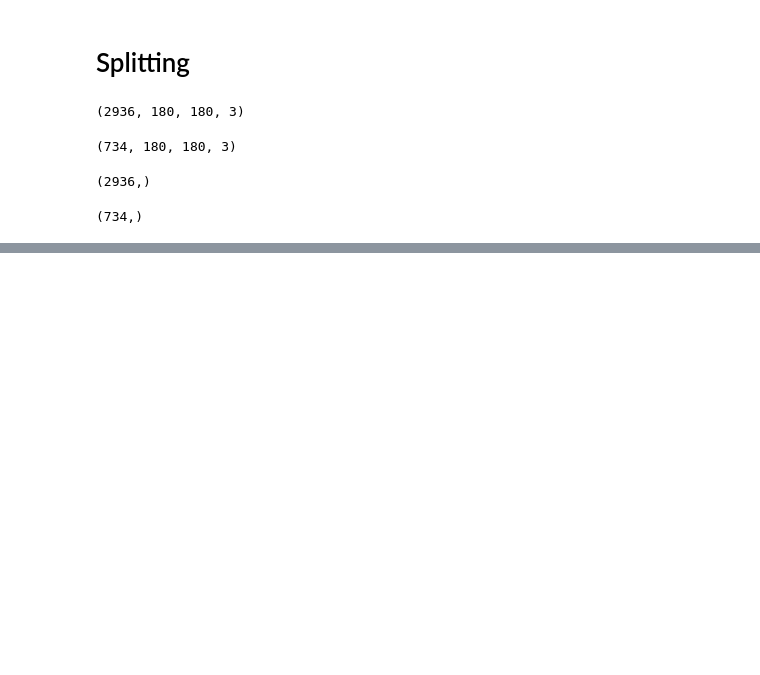
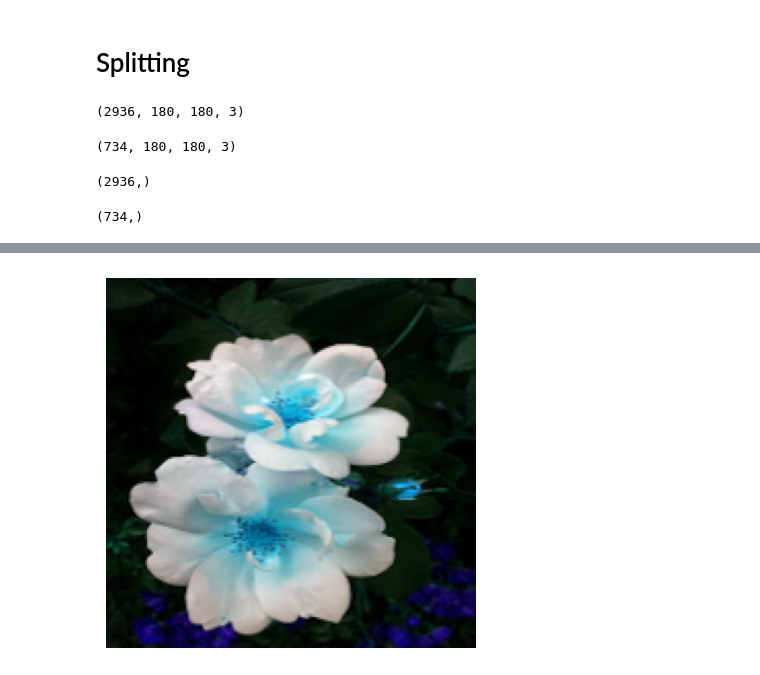
Before and after one commit to rupali99rakibe/Deep-learning, a Jupyter notebook: Data_augumentation.ipynb, the cells around one changed output, grey strips where cells are left out. Saved outputs shown, nothing was run; the diff lists cells and outputs as text; code cells hidden in the pictures; blank space fills up the shorter version.

Commit message:
apply a zoom in on image

```diff
--- a/Data_augumentation.ipynb
+++ b/Data_augumentation.ipynb
@@ -220,0 +280,6 @@ y_test.shape
+# %%
+plt.axis("off")
+plt.imshow(X[0])
+plt.show()
+# %% [output]
+[figure, added]
```
Also changed, not shown: parts of 8 cells of this notebook.
